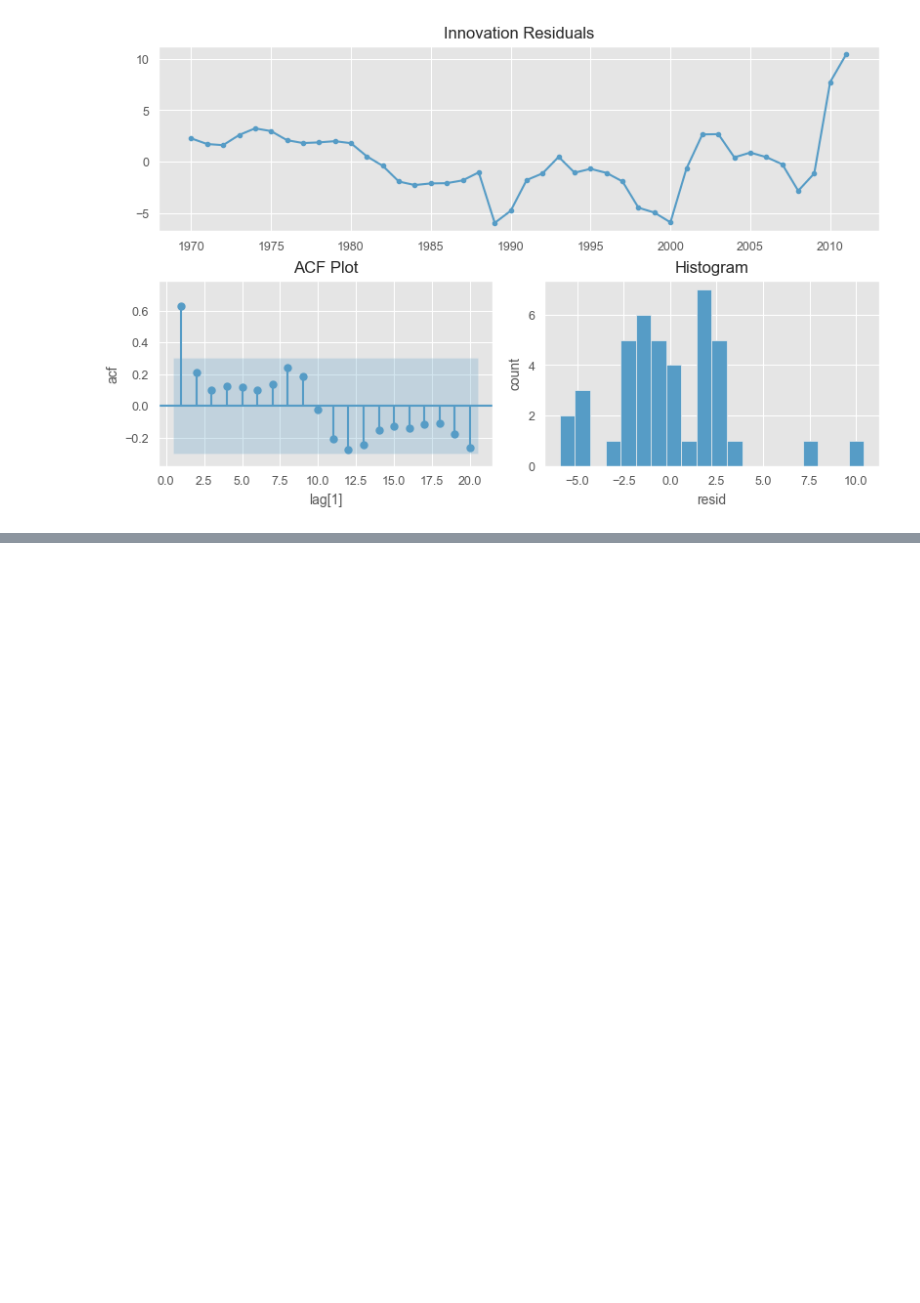
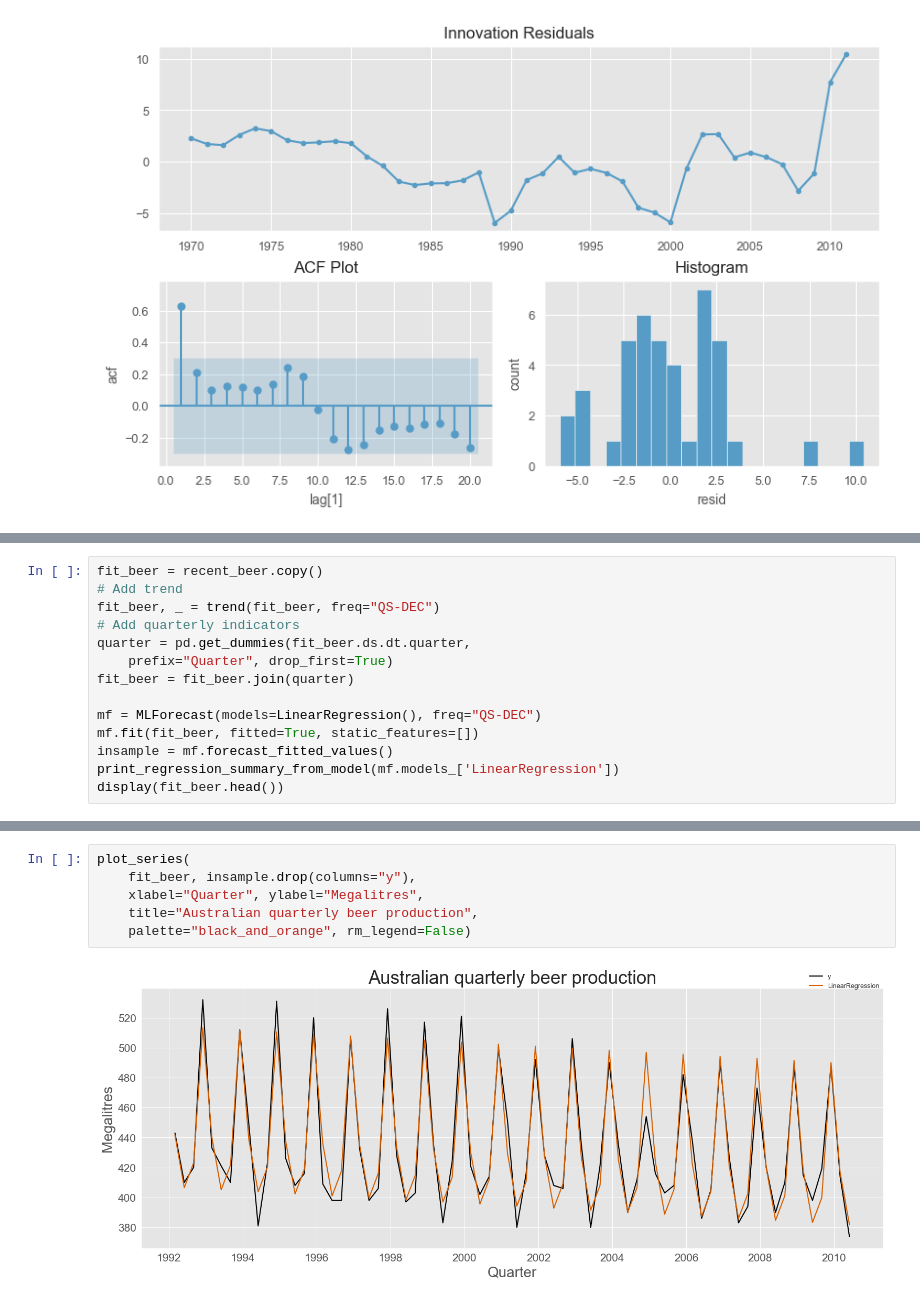
Before and after one commit to DavidGuzzi/TSA, a Jupyter notebook: Forecasting Principles and Practice 3rd/pythonic_way/7.ipynb, the cells around one changed output, grey strips where cells are left out. Cells and saved outputs as stored; diff of their text form; blank space fills up the shorter version.

```diff
--- a/Forecasting Principles and Practice 3rd/pythonic_way/7.ipynb
+++ b/Forecasting Principles and Practice 3rd/pythonic_way/7.ipynb
@@ -403,0 +416,14 @@ plot_diagnostics(forecaster=mf, target_col="Passengers", time_col="Year",
+# %%
+fit_beer = recent_beer.copy()
+# Add trend
+fit_beer, _ = trend(fit_beer, freq="QS-DEC")
+# Add quarterly indicators
+quarter = pd.get_dummies(fit_beer.ds.dt.quarter,
+    prefix="Quarter", drop_first=True)
+fit_beer = fit_beer.join(quarter)
+
+mf = MLForecast(models=LinearRegression(), freq="QS-DEC")
+mf.fit(fit_beer, fitted=True, static_features=[])
+insample = mf.forecast_fitted_values()
+print_regression_summary_from_model(mf.models_['LinearRegression'])
+display(fit_beer.head())
@@ -403,0 +454,8 @@ plot_diagnostics(forecaster=mf, target_col="Passengers", time_col="Year",
+# %%
+plot_series(
+    fit_beer, insample.drop(columns="y"),
+    xlabel="Quarter", ylabel="Megalitres",
+    title="Australian quarterly beer production",
+    palette="black_and_orange", rm_legend=False)
+# %% [output]
+[figure, added]
```
Also changed, not shown: parts of 4 cells of this notebook.
